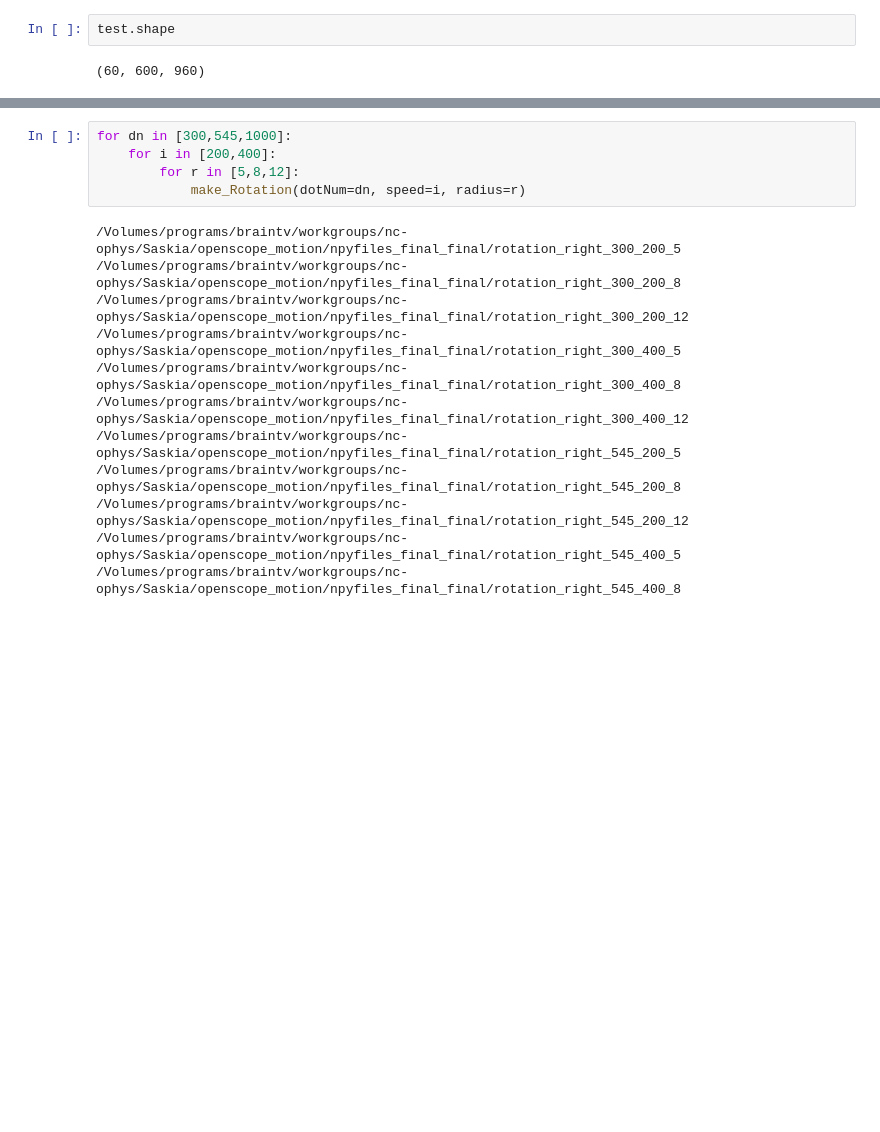
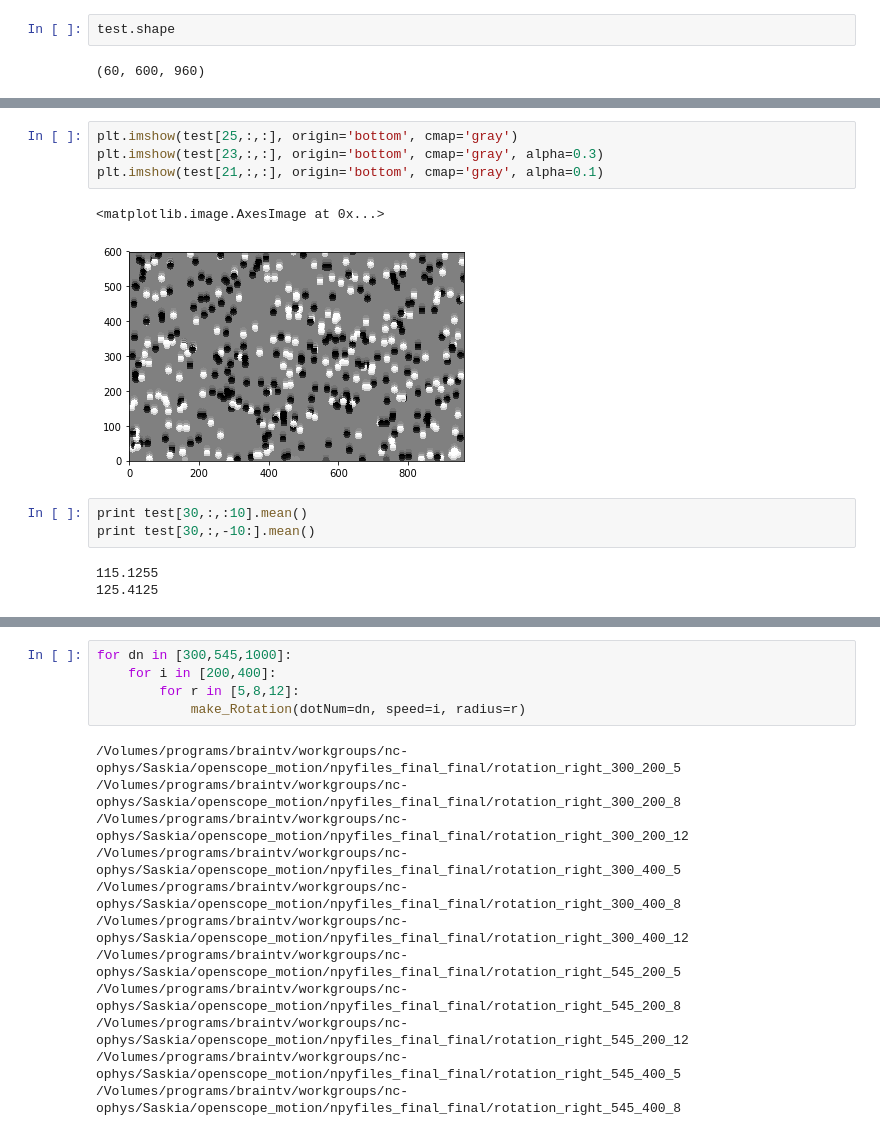
Before and after one commit to saskiad/openscope_motion, a Jupyter notebook: stimulus/dot_rotation.ipynb, the cells around one changed output, grey strips where cells are left out. Cells and saved outputs as stored; diff of their text form; blank space fills up the shorter version.

```diff
--- a/stimulus/dot_rotation.ipynb
+++ b/stimulus/dot_rotation.ipynb
@@ -83,0 +101,13 @@ plt.imshow(test[26,:,:], cmap='gray')
+# %%
+plt.imshow(test[25,:,:], origin='bottom', cmap='gray')
+plt.imshow(test[23,:,:], origin='bottom', cmap='gray', alpha=0.3)
+plt.imshow(test[21,:,:], origin='bottom', cmap='gray', alpha=0.1)
+# %% [output]
+<matplotlib.image.AxesImage at 0x...>
+[figure, added]
+# %%
+print test[30,:,:10].mean()
+print test[30,:,-10:].mean()
+# %% [output]
+115.1255
+125.4125
```
Also changed, not shown: parts of 57 cells of this notebook, 6 other files.
